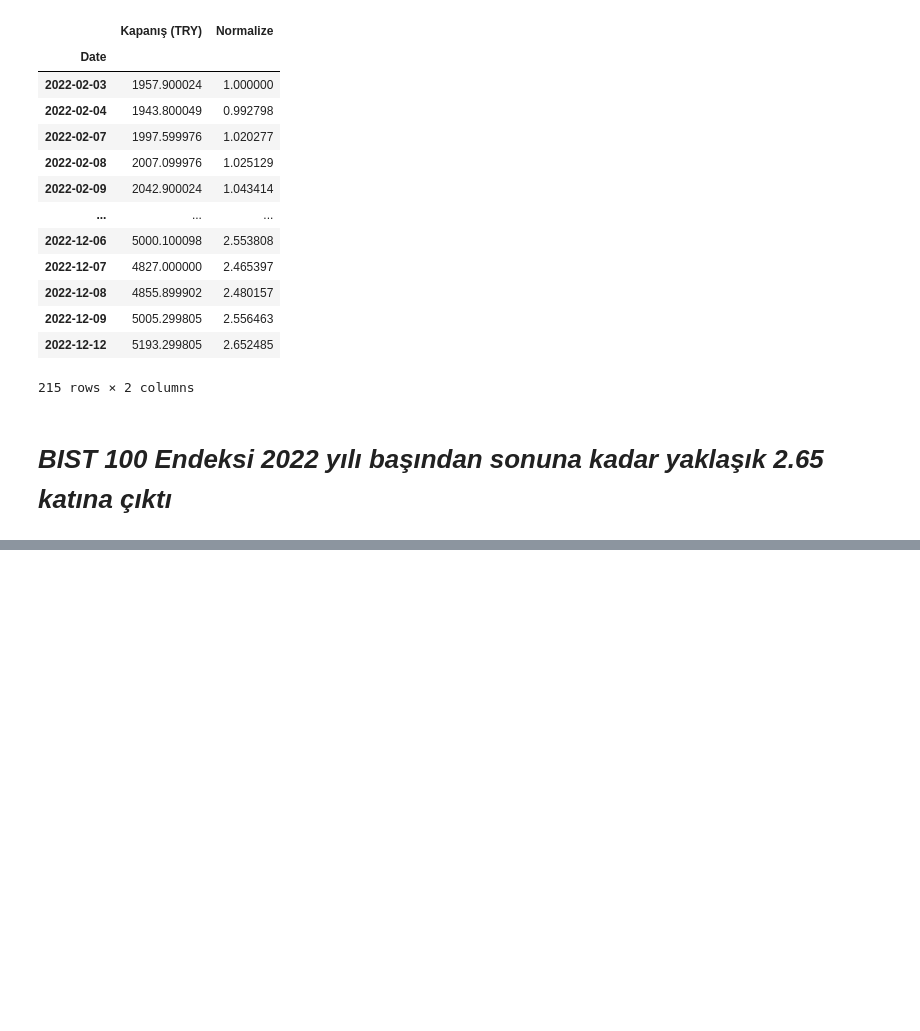
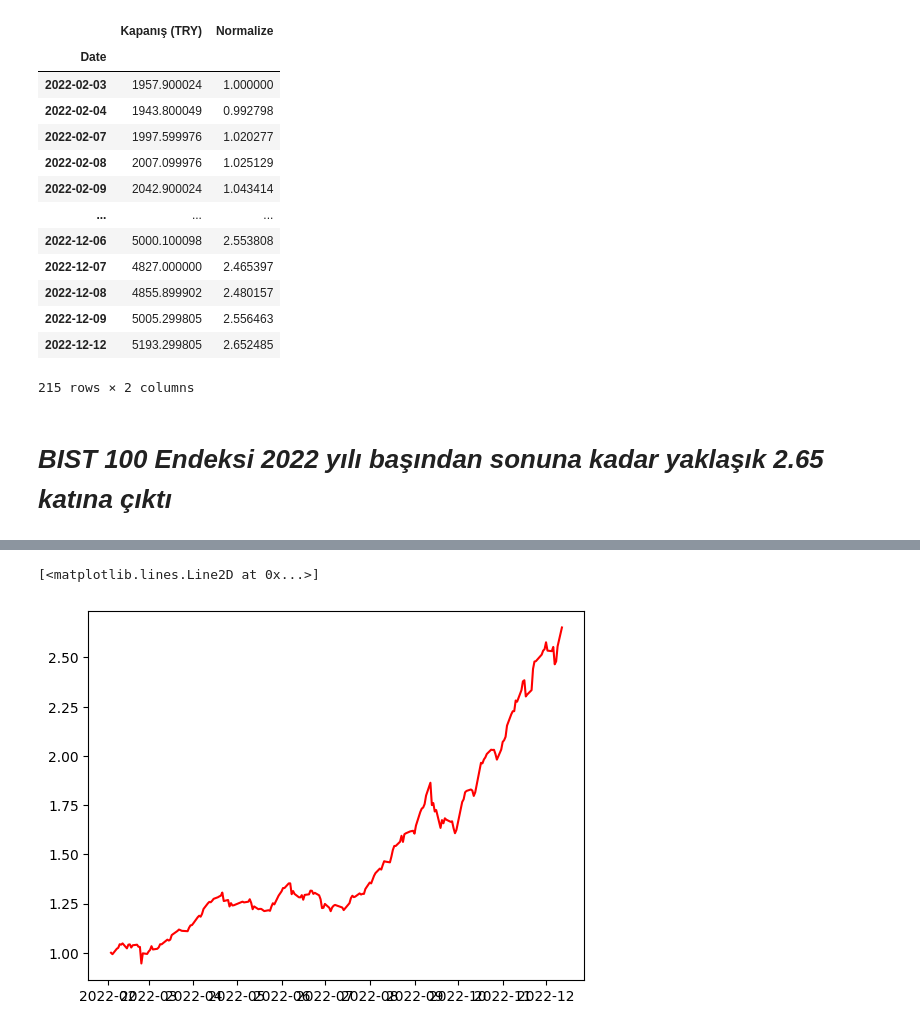
Before and after one commit to Abdulkadir2516/GMKA_Abdulkadir_Yesilkaya, a Jupyter notebook: Python_Hatırlatma.ipynb, the cells around one changed output, grey strips where cells are left out. Drawn from its saved outputs; the diff is of its cells as text; code cells hidden in the pictures; blank space fills up the shorter version.

```diff
--- a/Python_Hatırlatma.ipynb
+++ b/Python_Hatırlatma.ipynb
@@ -202,0 +196,5 @@ See the caveats in the documentation: https://pandas.pydata.org/pandas-docs/stab
+# %%
+plt.plot(B100.index,B100.Normalize, "r-")
+# %% [output]
+[<matplotlib.lines.Line2D at 0x...>]
+[figure, added]
```
Also changed, not shown: parts of 7 cells of this notebook.
